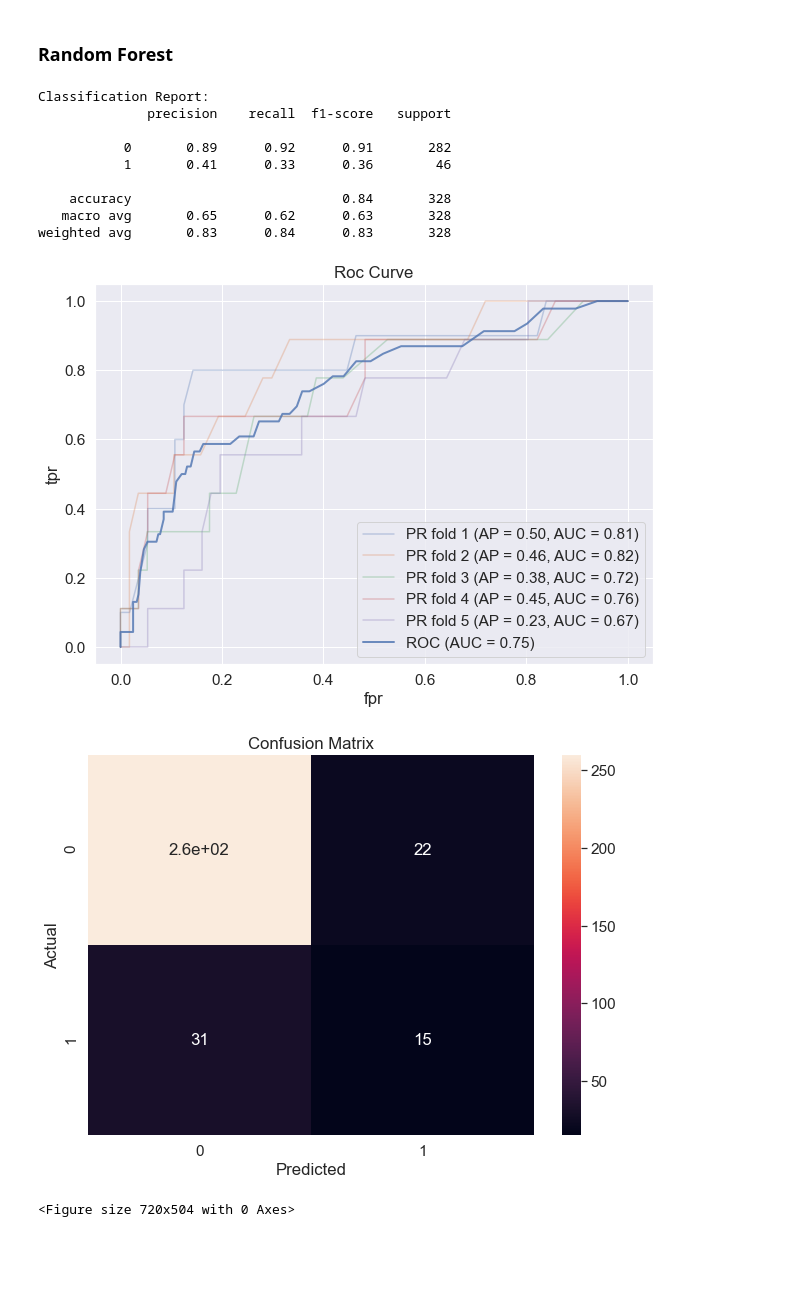
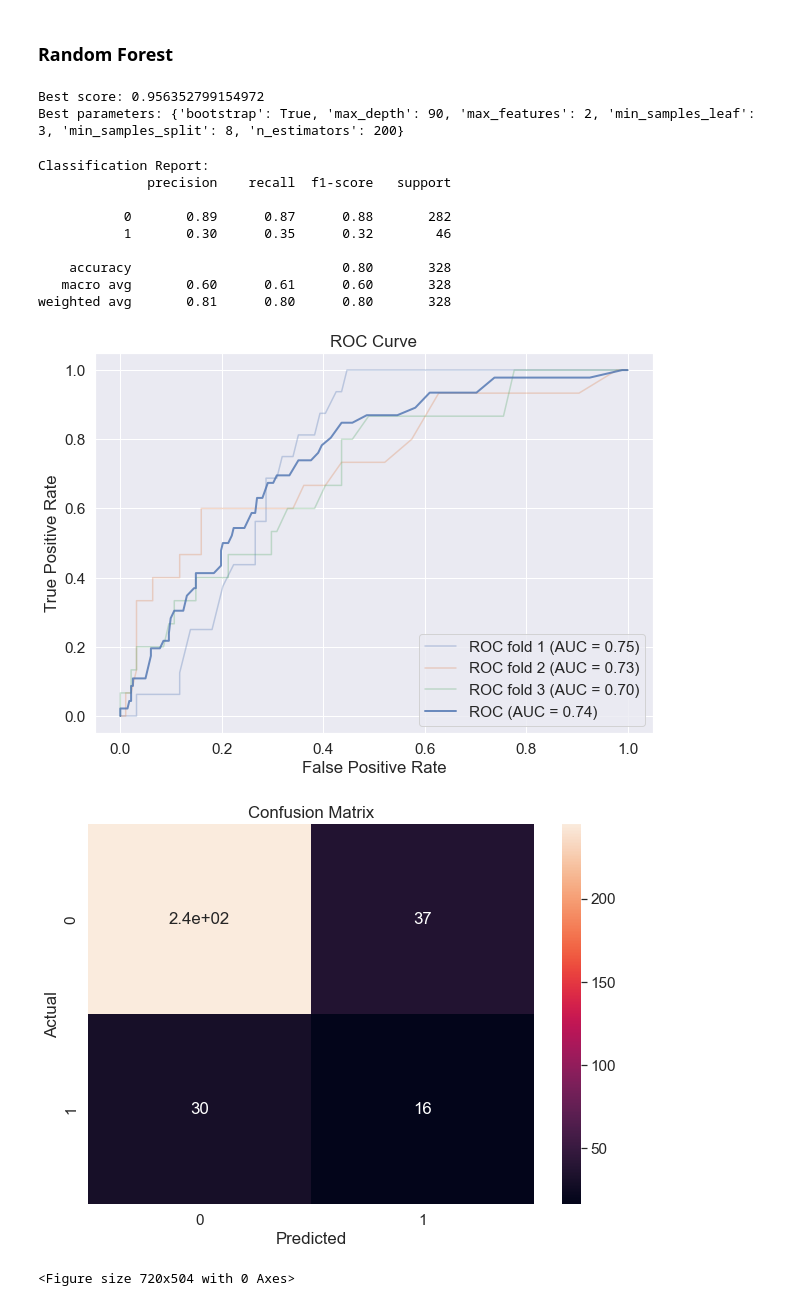
Before and after one commit to Diogogrosario/FEUP-AC, a Jupyter notebook: AC_proj.ipynb, the cells around one changed output. Saved outputs shown, nothing was run; the diff lists cells and outputs as text; code cells hidden in the pictures; blank space fills up the shorter version.

```diff
--- a/AC_proj.ipynb
+++ b/AC_proj.ipynb
@@ -1042,30 +1081,44 @@ weighted avg       0.80      0.77      0.78       328
 ### Random Forest
 # %%
 rfc = RandomForestClassifier()
-# %%
-do_smote = True
-(testing_classes, predictions_proba, predictions) = cross_val(rfc, merge_train, 5, do_smote)
-plt.figure()
-plt.draw()
-
-print("Classification Report:")
-print(classification_report(testing_classes, predictions))
-
-confusion_matrix = pd.crosstab(testing_classes, predictions, rownames=['Actual'], colnames=['Predicted'])
-sb.heatmap(confusion_matrix, annot=True)
-plt.title("Confusion Matrix")
-plt.figure()
-plt.draw()
-# %% [output]
-Classification Report:
-              precision    recall  f1-score   support
-
-           0       0.89      0.92      0.91       282
-           1       0.41      0.33      0.36        46
-
-    accuracy                           0.84       328
-   macro avg       0.65      0.62      0.63       328
-weighted avg       0.83      0.84      0.83       328
-[figure, removed]
-[figure, removed]
-<Figure size 720x504 with 0 Axes>
+# %%
+parameter_grid = {
+    'bootstrap': [True],
+    'max_depth': [80, 90, 100, 110],
+    'max_features': [2, 3],
+    'min_samples_leaf': [3, 4, 5],
+    'min_samples_split': [8, 10, 12],
+    'n_estimators': [100, 200, 300, 1000]
+}
+
+cross_validation = StratifiedKFold(n_splits=3)
+
+
+grid_search = GridSearchCV(rfc,
+                           param_grid=parameter_grid,
+                           cv=cross_validation, scoring='roc_auc')
+
+X_train_decision, y_train_decision = smote(merge_train.drop(columns=["status"]), merge_train["status"])
+grid_search.fit(X_train_decision, y_train_decision)
+
+print('Best score: {}'.format(grid_search.best_score_))
+print('Best parameters: {}'.format(grid_search.best_params_))
+# %% [output]
+Best score: 0.956352799154972
+Best parameters: {'bootstrap': True, 'max_depth': 90, 'max_features': 2, 'min_samples_leaf': 3, 'min_samples_split': 8, 'n_estimators': 200}
+# %%
+do_smote = True
+perform_classification(rfc, merge_train, 3, do_smote)
+# %% [output]
+Classification Report:
+              precision    recall  f1-score   support
+
+           0       0.89      0.87      0.88       282
+           1       0.30      0.35      0.32        46
+
+    accuracy                           0.80       328
+   macro avg       0.60      0.61      0.60       328
+weighted avg       0.81      0.80      0.80       328
+[figure, added]
+[figure, added]
+<Figure size 720x504 with 0 Axes>
```
Also changed, not shown: parts of 33 cells of this notebook, 11 other files.
